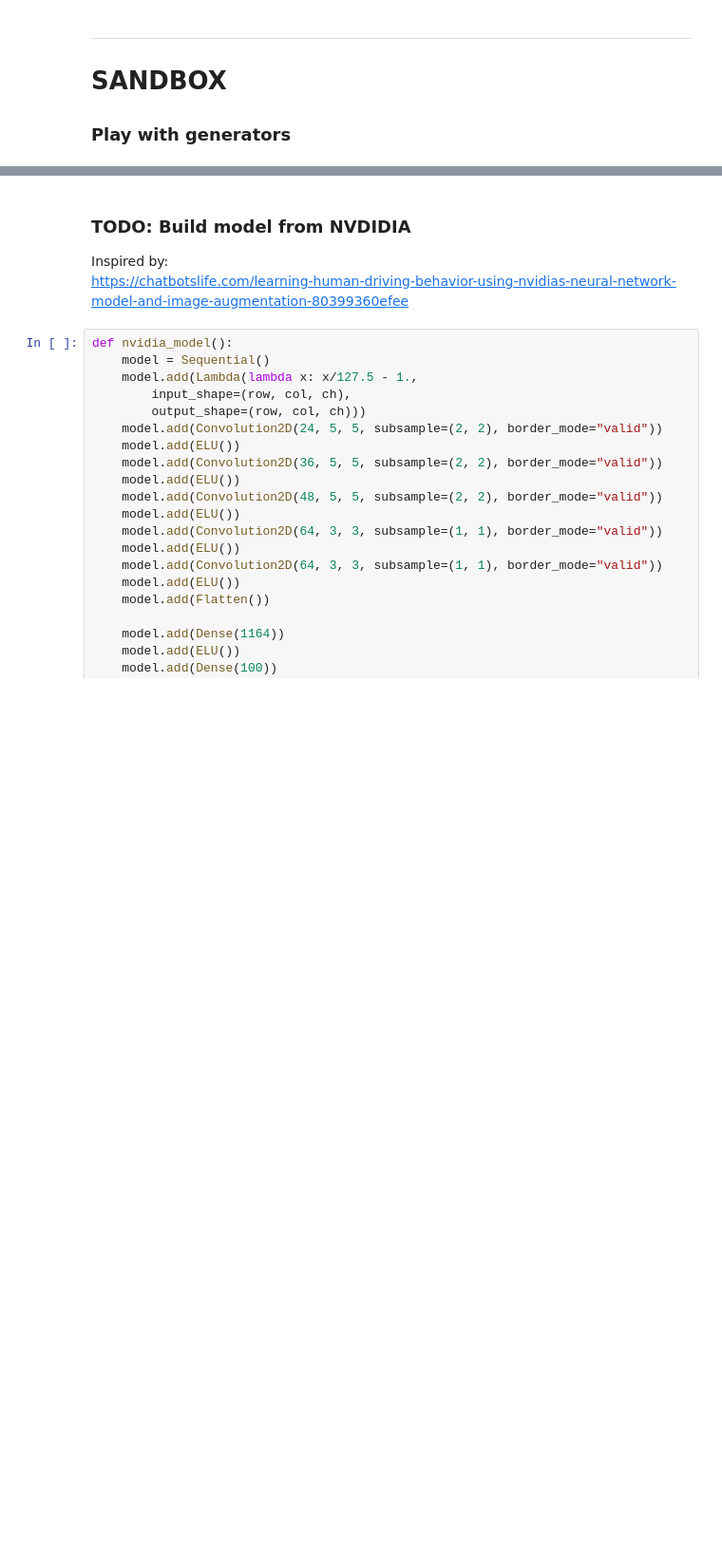
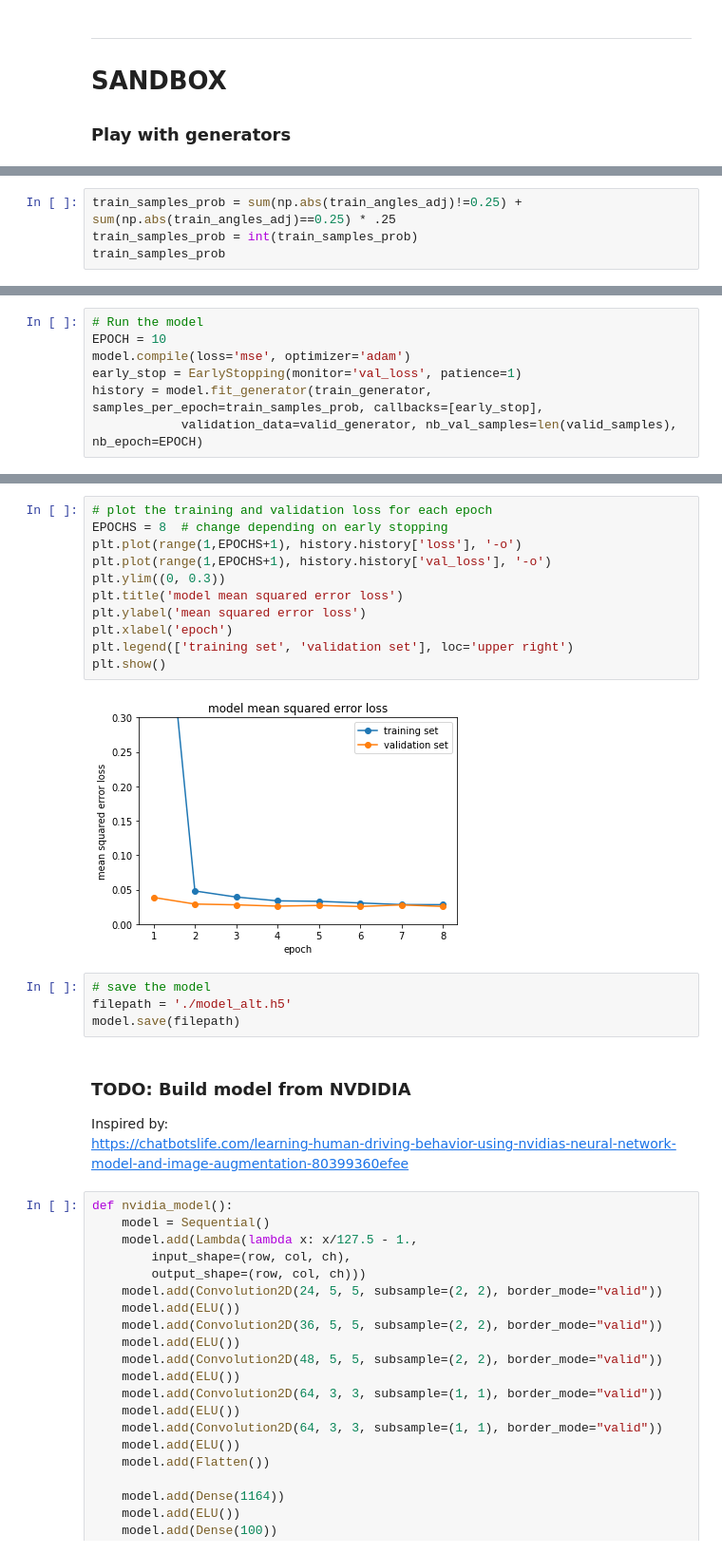
Before and after one commit to kcbighuge/SDCND-Behavioral-Cloning-P3, a Jupyter notebook: Behavioral_Cloning_v1.ipynb, the cells around one changed output, grey strips where cells are left out. Shown at 95% size. Cells and saved outputs as stored; diff of their text form; blank space fills up the shorter version.

```diff
--- a/Behavioral_Cloning_v1.ipynb
+++ b/Behavioral_Cloning_v1.ipynb
@@ -544,3 +573,7 @@ def generator(samples, batch_size=32, augment=False):
             X_train = np.array(images)
             y_train = np.array(angles)
             yield shuffle(X_train, y_train)
+# %%
+train_samples_prob = sum(np.abs(train_angles_adj)!=0.25) + sum(np.abs(train_angles_adj)==0.25) * .25
+train_samples_prob = int(train_samples_prob)
+train_samples_prob
@@ -584,3 +619,10 @@ def generator_augment(samples, batch_size=32, augment=False):
             X_train = np.array(images)
             y_train = np.array(angles)
             yield shuffle(X_train, y_train)
+# %%
+# Run the model
+EPOCH = 10
+model.compile(loss='mse', optimizer='adam')
+early_stop = EarlyStopping(monitor='val_loss', patience=1)
+history = model.fit_generator(train_generator, samples_per_epoch=train_samples_prob, callbacks=[early_stop],
+            validation_data=valid_generator, nb_val_samples=len(valid_samples), nb_epoch=EPOCH)
@@ -587,3 +646,20 @@ def generator_augment(samples, batch_size=32, augment=False):
+# %%
+# plot the training and validation loss for each epoch
+EPOCHS = 8  # change depending on early stopping
+plt.plot(range(1,EPOCHS+1), history.history['loss'], '-o')
+plt.plot(range(1,EPOCHS+1), history.history['val_loss'], '-o')
+plt.ylim((0, 0.3))
+plt.title('model mean squared error loss')
+plt.ylabel('mean squared error loss')
+plt.xlabel('epoch')
+plt.legend(['training set', 'validation set'], loc='upper right')
+plt.show()
+# %% [output]
+[figure, added]
+# %%
+# save the model
+filepath = './model_alt.h5'
+model.save(filepath)
 # %% [markdown]
 ### TODO: Build model from NVDIDIA
 Inspired by:
```
Also changed, not shown: parts of 9 cells of this notebook, 3 other files.
